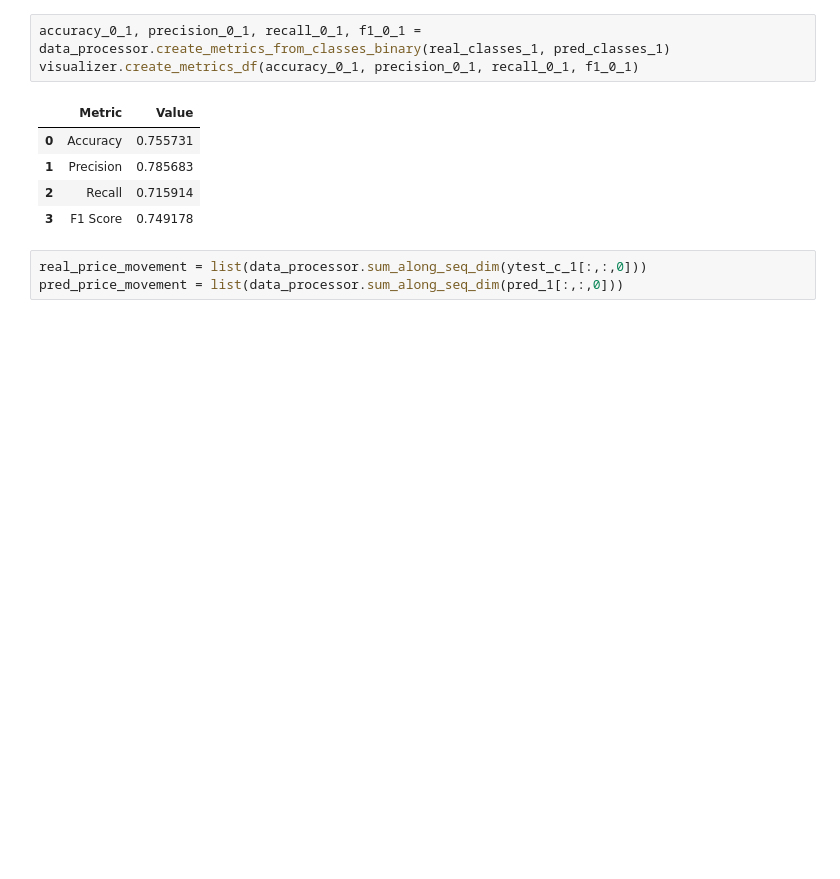
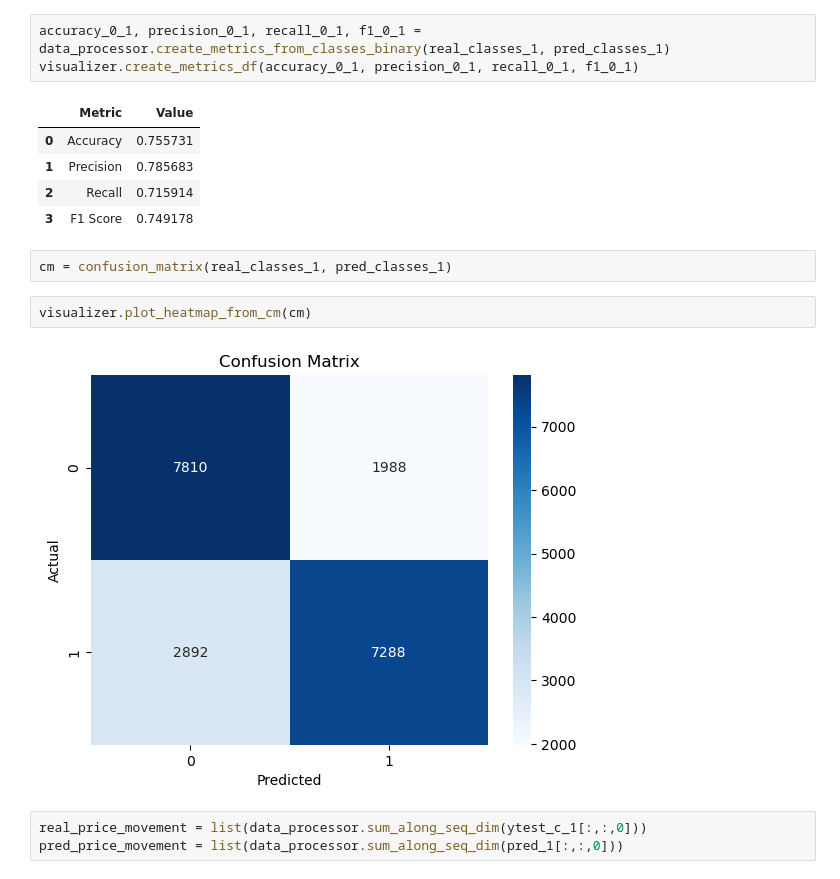
Before and after one commit to pribylr/bp, a Jupyter notebook: transformer_out_seq.ipynb, the cells around one changed output. Saved outputs shown, nothing was run; the diff lists cells and outputs as text; blank space fills up the shorter version.

```diff
--- a/transformer_predict_price_change_different_len_out.ipynb
+++ b/transformer_out_seq.ipynb
@@ -124,6 +124,12 @@ visualizer.create_metrics_df(accuracy_0_1, precision_0_1, recall_0_1, f1_0_1)
 | 1 | Precision | 0.785683 |
 | 2 | Recall | 0.715914 |
 | 3 | F1 Score | 0.749178 |
+# %%
+cm = confusion_matrix(real_classes_1, pred_classes_1)
+# %%
+visualizer.plot_heatmap_from_cm(cm)
+# %% [output]
+[figure, added]
 # %%
 real_price_movement = list(data_processor.sum_along_seq_dim(ytest_c_1[:,:,0]))
 pred_price_movement = list(data_processor.sum_along_seq_dim(pred_1[:,:,0]))
```
Also changed, not shown: parts of 2 cells of this notebook.
